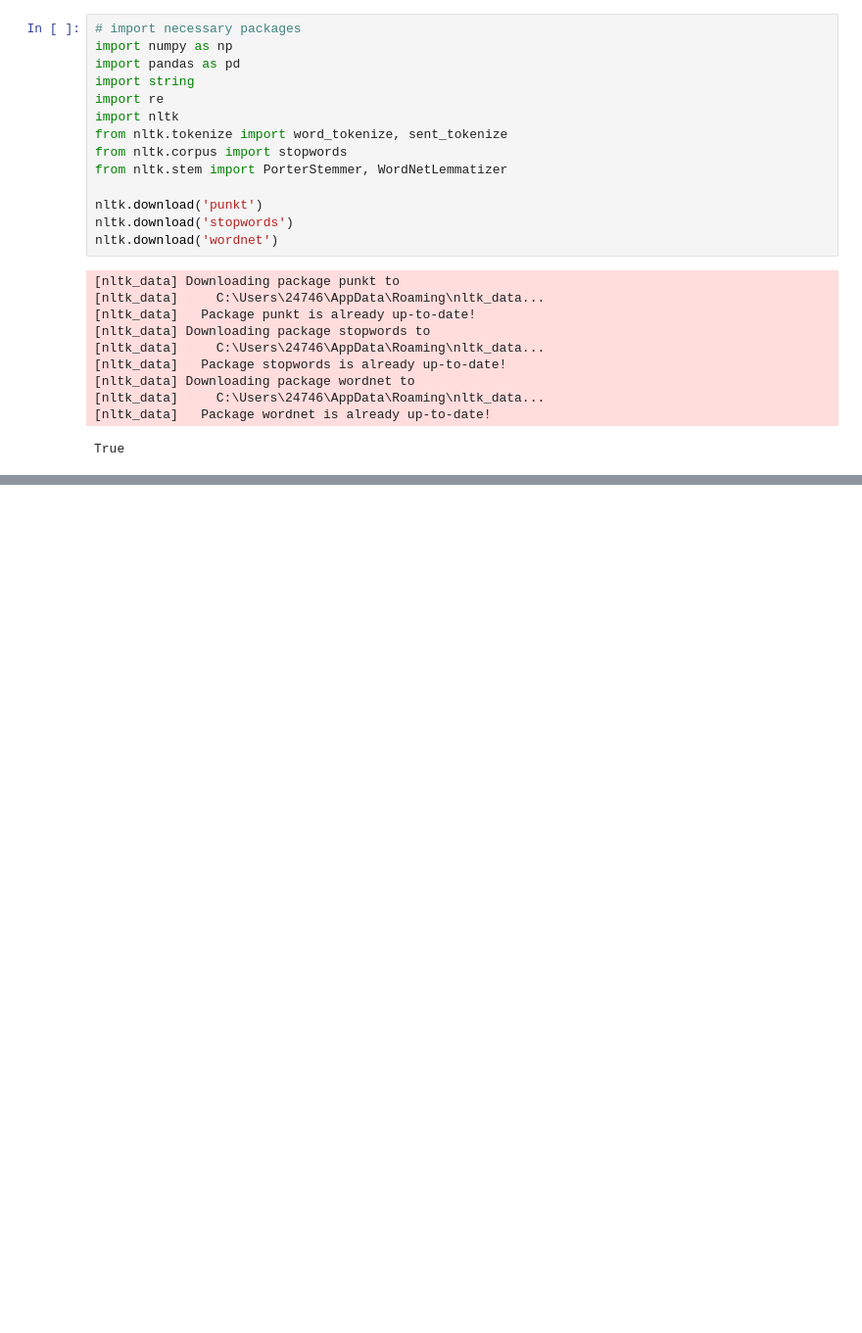
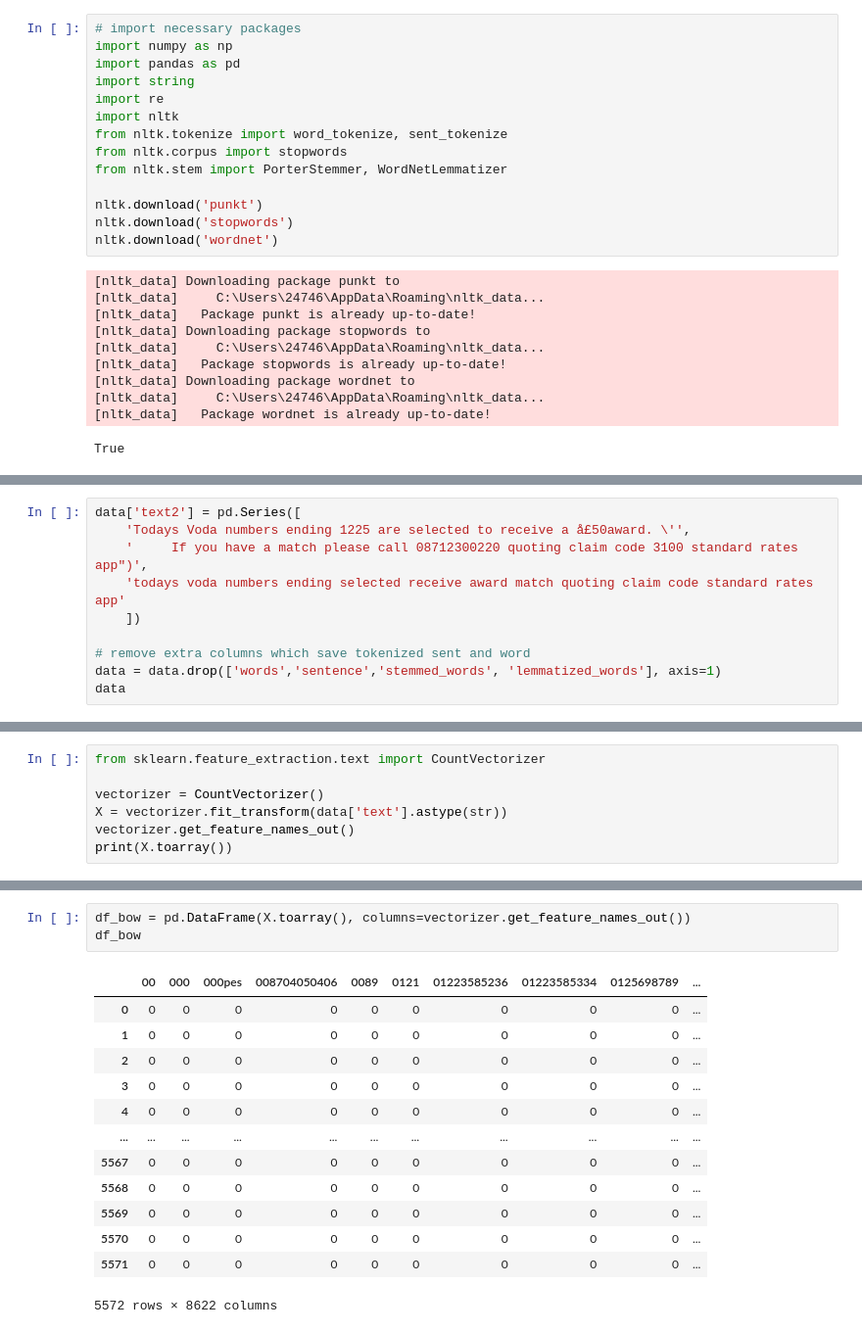
Before and after one commit to Yu11001/nlp_workshop3, a Jupyter notebook: workshop3.ipynb, the cells around one changed output, grey strips where cells are left out. Shown at 98% size. Drawn from its saved outputs; the diff is of its cells as text; blank space fills up the shorter version.

```diff
--- a/workshop3.ipynb
+++ b/workshop3.ipynb
@@ -201,0 +121,10 @@ data.to_csv('data/results.csv', index=False)
+# %%
+data['text2'] = pd.Series([
+    'Todays Voda numbers ending 1225 are selected to receive a å£50award. \'',
+    '     If you have a match please call 08712300220 quoting claim code 3100 standard rates app")',
+    'todays voda numbers ending selected receive award match quoting claim code standard rates app'
+    ])
+
+# remove extra columns which save tokenized sent and word
+data = data.drop(['words','sentence','stemmed_words', 'lemmatized_words'], axis=1)
+data
@@ -201,0 +153,7 @@ data.to_csv('data/results.csv', index=False)
+# %%
+from sklearn.feature_extraction.text import CountVectorizer
+
+vectorizer = CountVectorizer()
+X = vectorizer.fit_transform(data['text'].astype(str))
+vectorizer.get_feature_names_out()
+print(X.toarray())
@@ -201,0 +185,17 @@ data.to_csv('data/results.csv', index=False)
+# %%
+df_bow = pd.DataFrame(X.toarray(), columns=vectorizer.get_feature_names_out())
+df_bow
+# %% [output]
+|  | 00 | 000 | 000pes | 008704050406 | 0089 | 0121 | 01223585236 | 01223585334 | 0125698789 | ... |
+| 0 | 0 | 0 | 0 | 0 | 0 | 0 | 0 | 0 | 0 | ... |
+| 1 | 0 | 0 | 0 | 0 | 0 | 0 | 0 | 0 | 0 | ... |
+| 2 | 0 | 0 | 0 | 0 | 0 | 0 | 0 | 0 | 0 | ... |
+| 3 | 0 | 0 | 0 | 0 | 0 | 0 | 0 | 0 | 0 | ... |
+| 4 | 0 | 0 | 0 | 0 | 0 | 0 | 0 | 0 | 0 | ... |
+| ... | ... | ... | ... | ... | ... | ... | ... | ... | ... | ... |
+| 5567 | 0 | 0 | 0 | 0 | 0 | 0 | 0 | 0 | 0 | ... |
+| 5568 | 0 | 0 | 0 | 0 | 0 | 0 | 0 | 0 | 0 | ... |
+| 5569 | 0 | 0 | 0 | 0 | 0 | 0 | 0 | 0 | 0 | ... |
+| 5570 | 0 | 0 | 0 | 0 | 0 | 0 | 0 | 0 | 0 | ... |
+| 5571 | 0 | 0 | 0 | 0 | 0 | 0 | 0 | 0 | 0 | ... |
+5572 rows × 8622 columns
```
Also changed, not shown: parts of 17 cells of this notebook, 2 other files.
